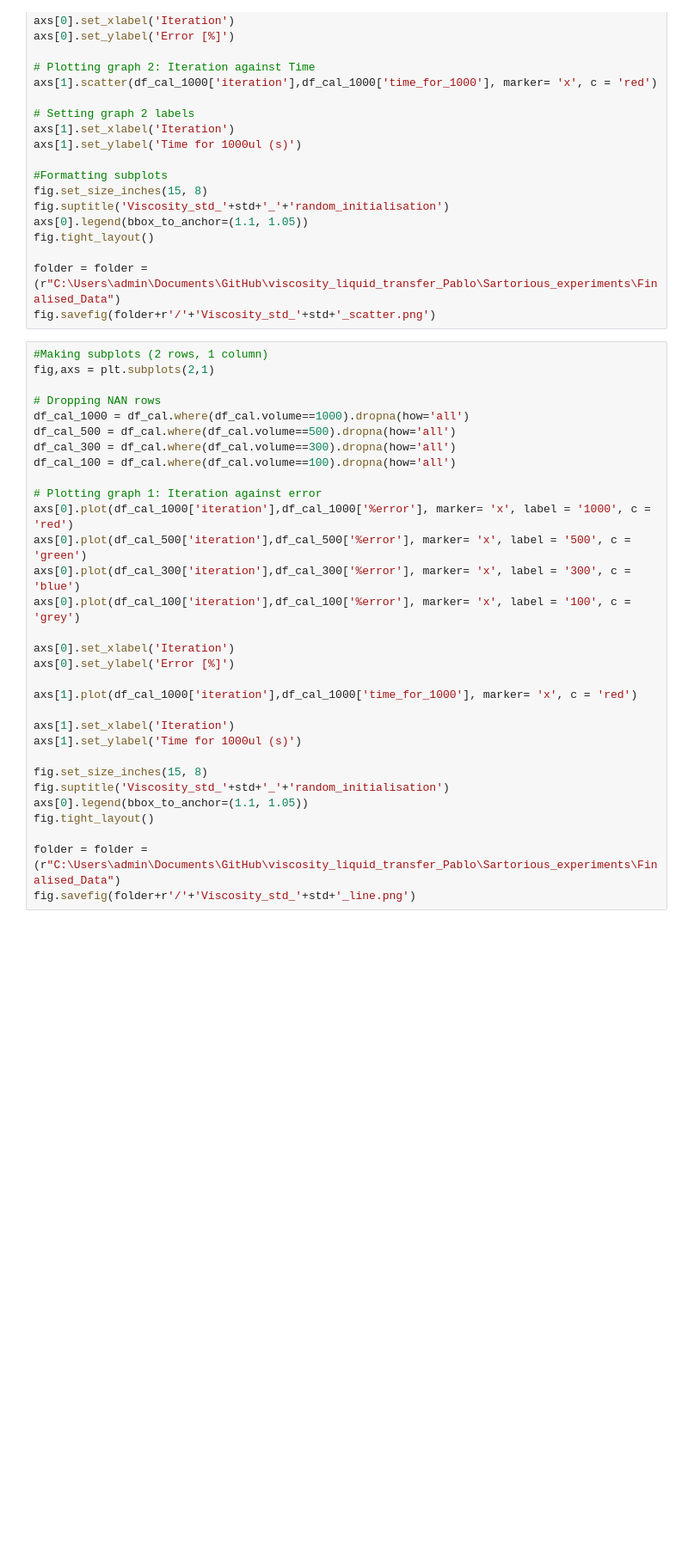
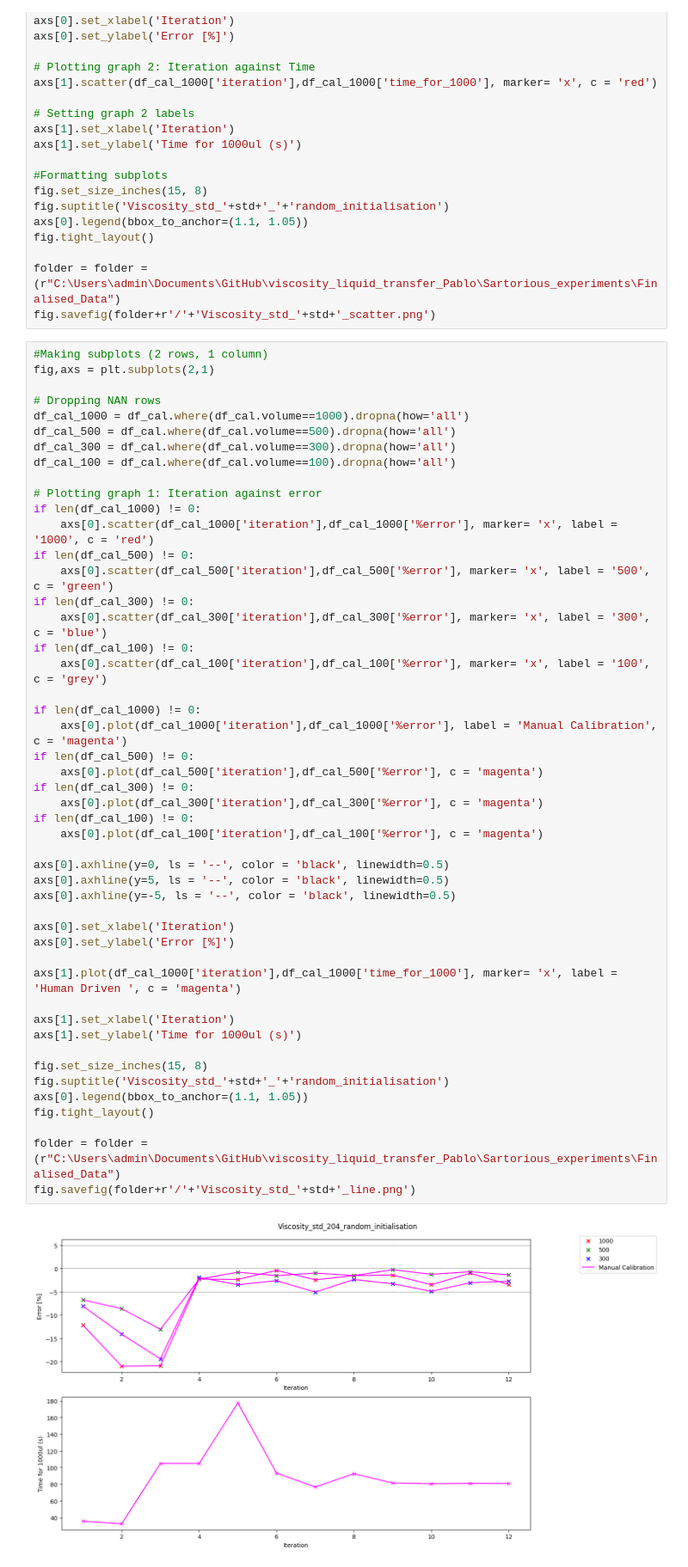
Before and after one commit to Quijanove/viscosity_liquid_transfer_Pablo, a Jupyter notebook: Sartorious_experiments/Code/Data_plotting_code_sartorious.ipynb, the cells around one changed output. Shown at 86% size. Cells and saved outputs as stored; diff of their text form; blank space fills up the shorter version.

```diff
--- a/Sartorious_experiments/Code/Data_plotting_code_sartorious.ipynb
+++ b/Sartorious_experiments/Code/Data_plotting_code_sartorious.ipynb
@@ -54,31 +72,50 @@ fig.savefig(folder+r'/'+'Viscosity_std_'+std+'_scatter.png')
 # %%
 #Making subplots (2 rows, 1 column)
 fig,axs = plt.subplots(2,1)
 
 # Dropping NAN rows
 df_cal_1000 = df_cal.where(df_cal.volume==1000).dropna(how='all')
 df_cal_500 = df_cal.where(df_cal.volume==500).dropna(how='all')
 df_cal_300 = df_cal.where(df_cal.volume==300).dropna(how='all')
 df_cal_100 = df_cal.where(df_cal.volume==100).dropna(how='all')
 
 # Plotting graph 1: Iteration against error
-axs[0].plot(df_cal_1000['iteration'],df_cal_1000['%error'], marker= 'x', label = '1000', c = 'red')
-axs[0].plot(df_cal_500['iteration'],df_cal_500['%error'], marker= 'x', label = '500', c = 'green')
-axs[0].plot(df_cal_300['iteration'],df_cal_300['%error'], marker= 'x', label = '300', c = 'blue')
-axs[0].plot(df_cal_100['iteration'],df_cal_100['%error'], marker= 'x', label = '100', c = 'grey')
+if len(df_cal_1000) != 0:
+    axs[0].scatter(df_cal_1000['iteration'],df_cal_1000['%error'], marker= 'x', label = '1000', c = 'red')
+if len(df_cal_500) != 0:
+    axs[0].scatter(df_cal_500['iteration'],df_cal_500['%error'], marker= 'x', label = '500', c = 'green')
+if len(df_cal_300) != 0:
+    axs[0].scatter(df_cal_300['iteration'],df_cal_300['%error'], marker= 'x', label = '300', c = 'blue')
+if len(df_cal_100) != 0:
+    axs[0].scatter(df_cal_100['iteration'],df_cal_100['%error'], marker= 'x', label = '100', c = 'grey')
+
+if len(df_cal_1000) != 0:
+    axs[0].plot(df_cal_1000['iteration'],df_cal_1000['%error'], label = 'Manual Calibration', c = 'magenta')
+if len(df_cal_500) != 0:
+    axs[0].plot(df_cal_500['iteration'],df_cal_500['%error'], c = 'magenta')
+if len(df_cal_300) != 0:
+    axs[0].plot(df_cal_300['iteration'],df_cal_300['%error'], c = 'magenta')
+if len(df_cal_100) != 0:
+    axs[0].plot(df_cal_100['iteration'],df_cal_100['%error'], c = 'magenta')
+
+axs[0].axhline(y=0, ls = '--', color = 'black', linewidth=0.5)
+axs[0].axhline(y=5, ls = '--', color = 'black', linewidth=0.5)
+axs[0].axhline(y=-5, ls = '--', color = 'black', linewidth=0.5)
 
 axs[0].set_xlabel('Iteration')
 axs[0].set_ylabel('Error [%]')
 
-axs[1].plot(df_cal_1000['iteration'],df_cal_1000['time_for_1000'], marker= 'x', c = 'red')
+axs[1].plot(df_cal_1000['iteration'],df_cal_1000['time_for_1000'], marker= 'x', label = 'Human Driven ', c = 'magenta')
 
 axs[1].set_xlabel('Iteration')
 axs[1].set_ylabel('Time for 1000ul (s)')
 
 fig.set_size_inches(15, 8)
 fig.suptitle('Viscosity_std_'+std+'_'+'random_initialisation')
 axs[0].legend(bbox_to_anchor=(1.1, 1.05))
 fig.tight_layout()
 
 folder = folder = (r"C:\Users\admin\Documents\GitHub\viscosity_liquid_transfer_Pablo\Sartorious_experiments\Finalised_Data")
 fig.savefig(folder+r'/'+'Viscosity_std_'+std+'_line.png')
+# %% [output]
+[figure, added]
```
Also changed, not shown: parts of 1 cell of this notebook, 11 other files.
